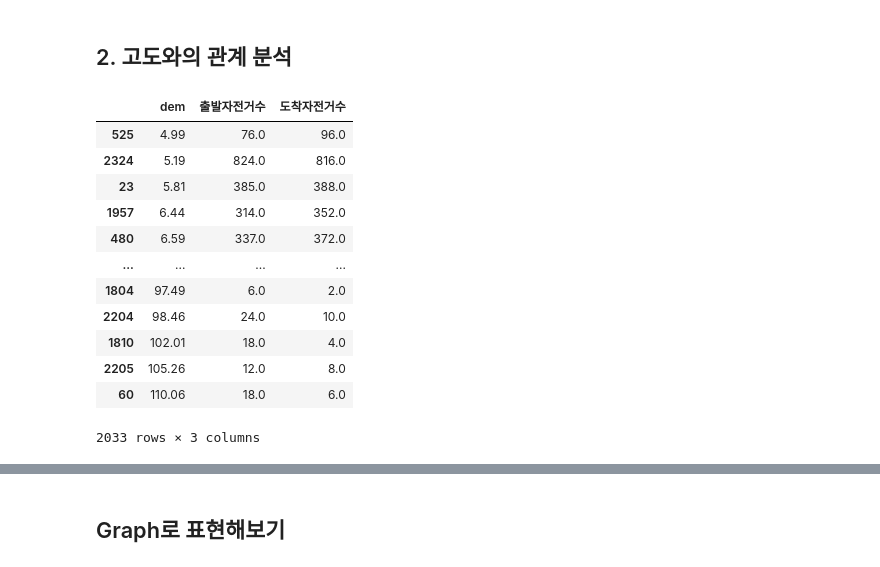
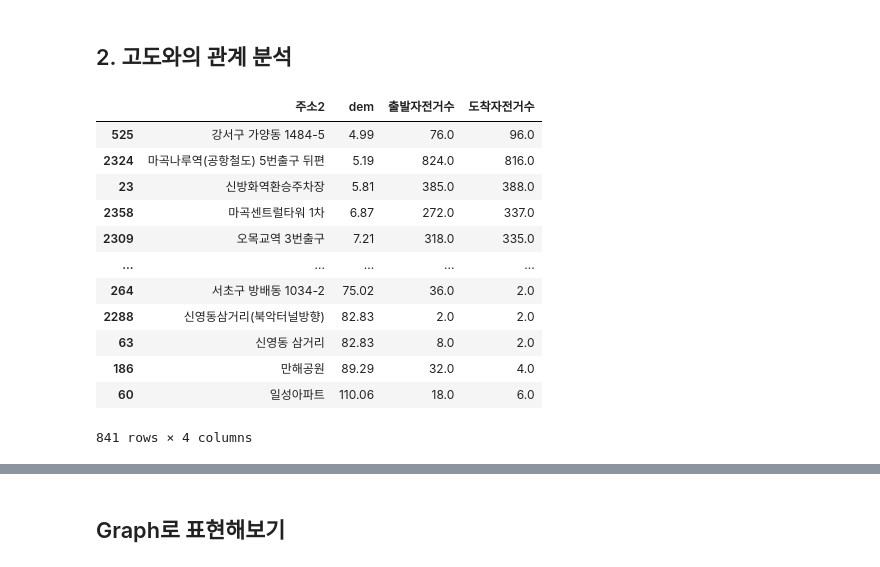
Before and after one commit to dacon-competition-seoul/dacon-seoul, a Jupyter notebook: 대여소분석.ipynb, the cells around one changed output, grey strips where cells are left out. Saved outputs shown, nothing was run; the diff lists cells and outputs as text; code cells hidden in the pictures.

```diff
--- a/대여소분석.ipynb
+++ b/대여소분석.ipynb
@@ -115,23 +115,23 @@ df2 = pd.read_csv("data/대여소별-고도데이터/서울시_따릉이대여
     })
 df2 = df2[df2["위도"]>0].reset_index(drop=True)
 # %%
-temp = df2[["dem", "출발자전거수", "도착자전거수"]].dropna()
+temp = df2[["주소2","dem", "출발자전거수", "도착자전거수"]].dropna()
 temp = temp.sort_values("dem")
 temp
 # %% [output]
-|  | dem | 출발자전거수 | 도착자전거수 |
-| 525 | 4.99 | 76.0 | 96.0 |
-| 2324 | 5.19 | 824.0 | 816.0 |
-| 23 | 5.81 | 385.0 | 388.0 |
-| 1957 | 6.44 | 314.0 | 352.0 |
-| 480 | 6.59 | 337.0 | 372.0 |
-| ... | ... | ... | ... |
-| 1804 | 97.49 | 6.0 | 2.0 |
-| 2204 | 98.46 | 24.0 | 10.0 |
-| 1810 | 102.01 | 18.0 | 4.0 |
-| 2205 | 105.26 | 12.0 | 8.0 |
-| 60 | 110.06 | 18.0 | 6.0 |
+|  | 주소2 | dem | 출발자전거수 | 도착자전거수 |
+| 525 | 강서구 가양동 1484-5 | 4.99 | 76.0 | 96.0 |
+| 2324 | 마곡나루역(공항철도) 5번출구 뒤편 | 5.19 | 824.0 | 816.0 |
+| 23 | 신방화역환승주차장 | 5.81 | 385.0 | 388.0 |
+| 2358 | 마곡센트럴타워 1차 | 6.87 | 272.0 | 337.0 |
+| 2309 | 오목교역 3번출구 | 7.21 | 318.0 | 335.0 |
+| ... | ... | ... | ... | ... |
+| 264 | 서초구 방배동 1034-2 | 75.02 | 36.0 | 2.0 |
+| 2288 | 신영동삼거리(북악터널방향) | 82.83 | 2.0 | 2.0 |
+| 63 | 신영동 삼거리 | 82.83 | 8.0 | 2.0 |
+| 186 | 만해공원 | 89.29 | 32.0 | 4.0 |
+| 60 | 일성아파트 | 110.06 | 18.0 | 6.0 |
-2033 rows × 3 columns
+841 rows × 4 columns
 # %%
 import matplotlib.pyplot as plt
 plt.rc("font", family="NanumBarunGothic")
```
Also changed, not shown: parts of 6 cells of this notebook, 3 other files.
